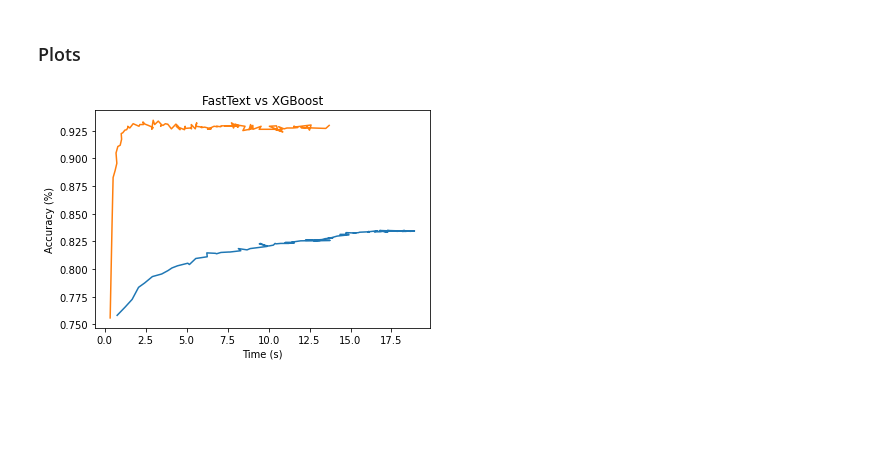
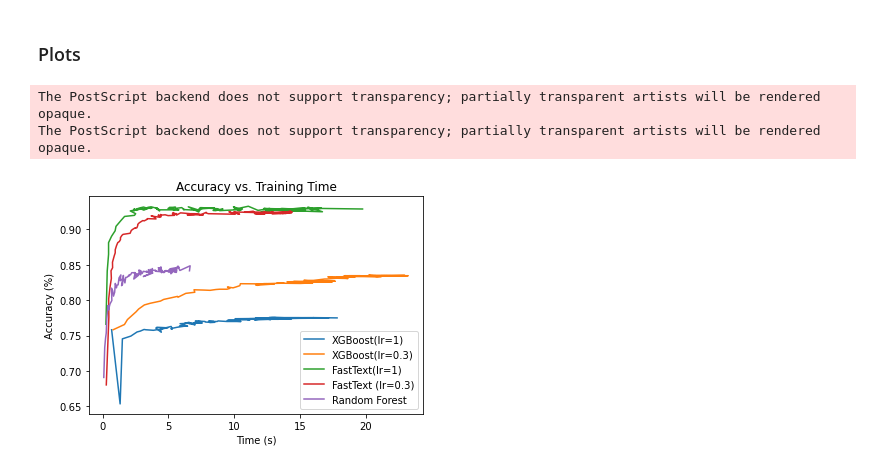
Before and after one commit to gennsev/tclass, a Jupyter notebook: Notebooks/Execution Time fastText & XGBoost.ipynb, the cells around one changed output. Cells and saved outputs as stored; diff of their text form; code cells hidden in the pictures; blank space fills up the shorter version.

Commit message:
Update Execution Time &XGBoost

```diff
--- a/Notebooks/Execution Time fastText & XGBoost.ipynb
+++ b/Notebooks/Execution Time fastText & XGBoost.ipynb
@@ -110,7 +144,7 @@ Numer of samples with no words found: 0 / 6532
 
 start_time = time.time()
 
-xg_reg=xgb.XGBRegressor(objective='reg:linear',colsample_bytree=0.3, learning_rate=1,max_depth=5, alpha=10, n_estimators=10)
+xg_reg=xgb.XGBRegressor(objective='reg:linear',colsample_bytree=0.3,  n_estimators=10)
 trainLabelLst = list(dict.fromkeys(train.label))
 def get_label(label_str_lst, label_lst):
     return_lst = []
@@ -129,7 +163,7 @@ Ytrain = train.label_idx
 data_dmmatrix= xgb.DMatrix(data=Xtrain,label=Ytrain)
 param = {
     'max_depth': 10,
-    'eta': 0.3,
+    'eta': 1.0,
     'objective': 'multi:softmax',
     'num_class': 52}
 epochs = 1
@@ -155,16 +189,11 @@ accXG_lst = []
 for epochs in range(1, 100):
     start_time = time.time()
     model = xgb.train(param, data_dmmatrix, epochs)
-    Xtest = vectorizer.transform(test.content)
-    test['label_idx'] = get_label(test['label'],trainLabelLst)
-    Ytest = test.label_idx
-    xgb_test = xgb.DMatrix(Xtest, label=Ytest)
+    XGBoost_execution_time = (time.time() - start_time)
+    execTime_XG.append(XGBoost_execution_time)
     predictions = model.predict(xgb_test)
     XGBoost_accuracy = accuracy_score(Ytest, predictions)
     accXG_lst.append(XGBoost_accuracy)
     print(XGBoost_accuracy)
-    XGBoost_time= model.predict(xgb_test)
-    XGBoost_execution_time= (time.time() - start_time)
-    execTime_XG.append(XGBoost_execution_time)
     print("--- %s seconds ---" % XGBoost_execution_time)
 # %% [output]
@@ -187,0 +314,14 @@ Numer of samples with no words found: 0 / 2568
+# %%
+#Note: Number of estimators ≠ Number of epochs
+execTime_RF = []
+accRF_lst = []
+for estimators in range(1, 100):
+    start_time = time.time()
+    model = RandomForestClassifier(n_estimators = estimators)
+    model.fit(Xtrain, Ytrain)
+    Random_Forest_execution_time = (time.time() - start_time)
+    execTime_RF.append(Random_Forest_execution_time)
+    Random_Forest_accuracy=model.score(Xtest, Ytest)
+    accRF_lst.append(Random_Forest_accuracy)
+    print(Random_Forest_accuracy)
+    print("--- %s seconds ---" % Random_Forest_execution_time)
@@ -188,12 +346,18 @@ Numer of samples with no words found: 0 / 2568
 # %% [markdown]
 ### Plots
 # %%
-xg=plt.plot(execTime_XG, accXG_lst, label='XGBoost')
-ftext=plt.plot(execTime_FT, accFT_lst)
+xg=plt.plot(execTime_XG, accXG_lst, label='XGBoost(lr=1)')
+xg_lr03=plt.plot(execTime_XG_lr03, accXG_lst_lr03, label='XGBoost(lr=0.3)')
+ftext=plt.plot(execTime_FT, accFT_lst, label= "FastText(lr=1)")
+ftext03=plt.plot(execTime_FT03, accFT_lst03, label= "FastText (lr=0.3)")
+rf=plt.plot(execTime_RF,accRF_lst, label='Random Forest')
+plt.legend()
 plt.ylabel("Accuracy (%)")
 plt.xlabel("Time (s)")
-plt.title("FastText vs XGBoost")
-
+plt.title("Accuracy vs. Training Time")
+plt.savefig('C:/Users/franc/OneDrive/Documentos/Projects/r52/tclass/Data/train/reuters_train_52/accuracy_training.eps', format='eps')
 plt.show()
 # %% [output]
+The PostScript backend does not support transparency; partially transparent artists will be rendered opaque.
+The PostScript backend does not support transparency; partially transparent artists will be rendered opaque.
-[figure, old version]
+[figure, new version]
```
Also changed, not shown: parts of 13 cells of this notebook, 4 other files.
